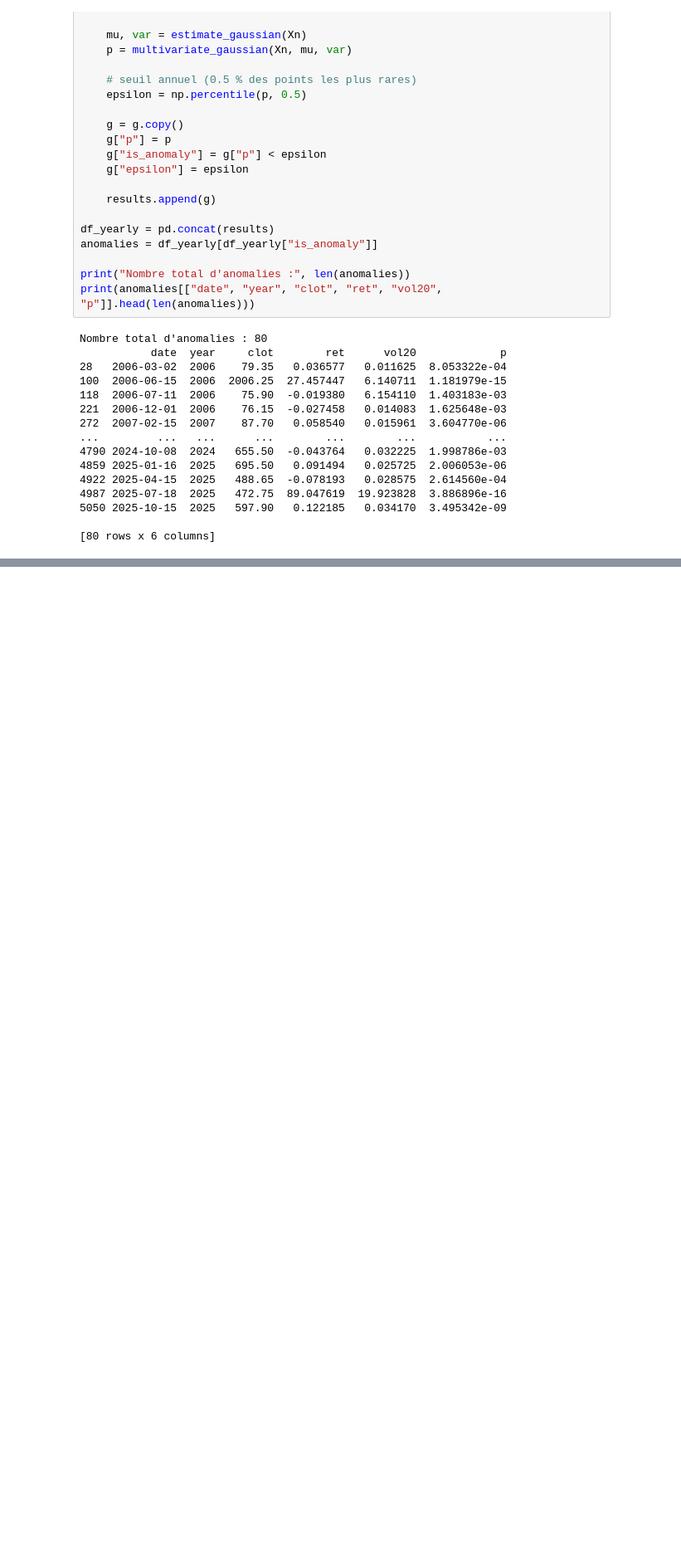
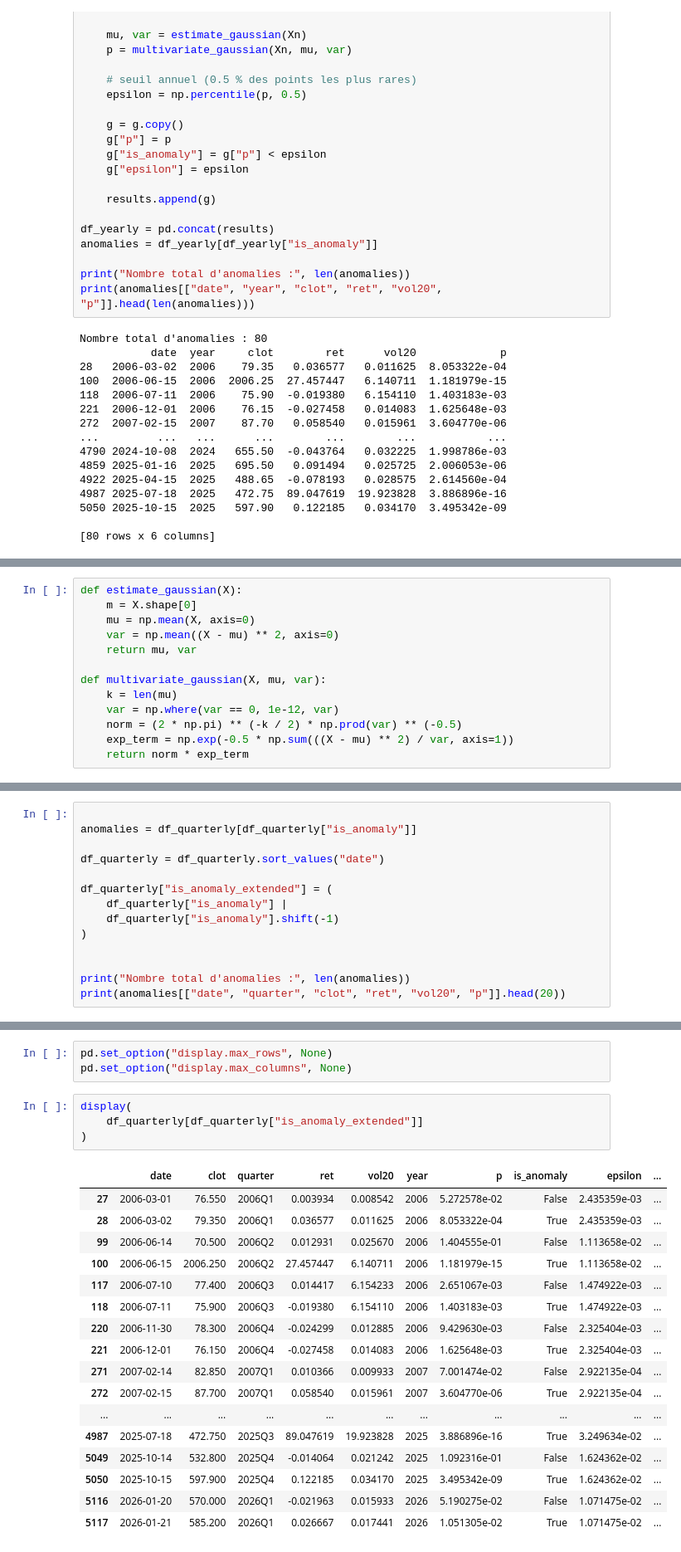
Before and after one commit to benjamin333sz/Detection_fraud, a Jupyter notebook: Gaussian anomaly detection.ipynb, the cells around one changed output, grey strips where cells are left out. Shown at 83% size. Cells and saved outputs as stored; diff of their text form; blank space fills up the shorter version.

```diff
--- a/Gaussian anomaly detection.ipynb
+++ b/Gaussian anomaly detection.ipynb
@@ -273,0 +299,13 @@ Nombre total d'anomalies : 80
+# %%
+def estimate_gaussian(X):
+    m = X.shape[0]
+    mu = np.mean(X, axis=0)
+    var = np.mean((X - mu) ** 2, axis=0)
+    return mu, var
+
+def multivariate_gaussian(X, mu, var):
+    k = len(mu)
+    var = np.where(var == 0, 1e-12, var)
+    norm = (2 * np.pi) ** (-k / 2) * np.prod(var) ** (-0.5)
+    exp_term = np.exp(-0.5 * np.sum(((X - mu) ** 2) / var, axis=1))
+    return norm * exp_term
@@ -273,0 +340,14 @@ Nombre total d'anomalies : 80
+# %%
+
+anomalies = df_quarterly[df_quarterly["is_anomaly"]]
+
+df_quarterly = df_quarterly.sort_values("date")
+
+df_quarterly["is_anomaly_extended"] = (
+    df_quarterly["is_anomaly"] |
+    df_quarterly["is_anomaly"].shift(-1)
+)
+
+
+print("Nombre total d'anomalies :", len(anomalies))
+print(anomalies[["date", "quarter", "clot", "ret", "vol20", "p"]].head(20))
@@ -273,0 +372,25 @@ Nombre total d'anomalies : 80
+# %%
+pd.set_option("display.max_rows", None)
+pd.set_option("display.max_columns", None)
+# %%
+display(
+    df_quarterly[df_quarterly["is_anomaly_extended"]]
+)
+# %% [output]
+|  | date | clot | quarter | ret | vol20 | year | p | is_anomaly | epsilon | ... |
+| 27 | 2006-03-01 | 76.550 | 2006Q1 | 0.003934 | 0.008542 | 2006 | 5.272578e-02 | False | 2.435359e-03 | ... |
+| 28 | 2006-03-02 | 79.350 | 2006Q1 | 0.036577 | 0.011625 | 2006 | 8.053322e-04 | True | 2.435359e-03 | ... |
+| 99 | 2006-06-14 | 70.500 | 2006Q2 | 0.012931 | 0.025670 | 2006 | 1.404555e-01 | False | 1.113658e-02 | ... |
+| 100 | 2006-06-15 | 2006.250 | 2006Q2 | 27.457447 | 6.140711 | 2006 | 1.181979e-15 | True | 1.113658e-02 | ... |
+| 117 | 2006-07-10 | 77.400 | 2006Q3 | 0.014417 | 6.154233 | 2006 | 2.651067e-03 | False | 1.474922e-03 | ... |
+| 118 | 2006-07-11 | 75.900 | 2006Q3 | -0.019380 | 6.154110 | 2006 | 1.403183e-03 | True | 1.474922e-03 | ... |
+| 220 | 2006-11-30 | 78.300 | 2006Q4 | -0.024299 | 0.012885 | 2006 | 9.429630e-03 | False | 2.325404e-03 | ... |
+| 221 | 2006-12-01 | 76.150 | 2006Q4 | -0.027458 | 0.014083 | 2006 | 1.625648e-03 | True | 2.325404e-03 | ... |
+| 271 | 2007-02-14 | 82.850 | 2007Q1 | 0.010366 | 0.009933 | 2007 | 7.001474e-02 | False | 2.922135e-04 | ... |
+| 272 | 2007-02-15 | 87.700 | 2007Q1 | 0.058540 | 0.015961 | 2007 | 3.604770e-06 | True | 2.922135e-04 | ... |
+| ... | ... | ... | ... | ... | ... | ... | ... | ... | ... | ... |
+| 4987 | 2025-07-18 | 472.750 | 2025Q3 | 89.047619 | 19.923828 | 2025 | 3.886896e-16 | True | 3.249634e-02 | ... |
+| 5049 | 2025-10-14 | 532.800 | 2025Q4 | -0.014064 | 0.021242 | 2025 | 1.092316e-01 | False | 1.624362e-02 | ... |
+| 5050 | 2025-10-15 | 597.900 | 2025Q4 | 0.122185 | 0.034170 | 2025 | 3.495342e-09 | True | 1.624362e-02 | ... |
+| 5116 | 2026-01-20 | 570.000 | 2026Q1 | -0.021963 | 0.015933 | 2026 | 5.190275e-02 | False | 1.071475e-02 | ... |
+| 5117 | 2026-01-21 | 585.200 | 2026Q1 | 0.026667 | 0.017441 | 2026 | 1.051305e-02 | True | 1.071475e-02 | ... |
```
Also changed, not shown: parts of 3 cells of this notebook.
